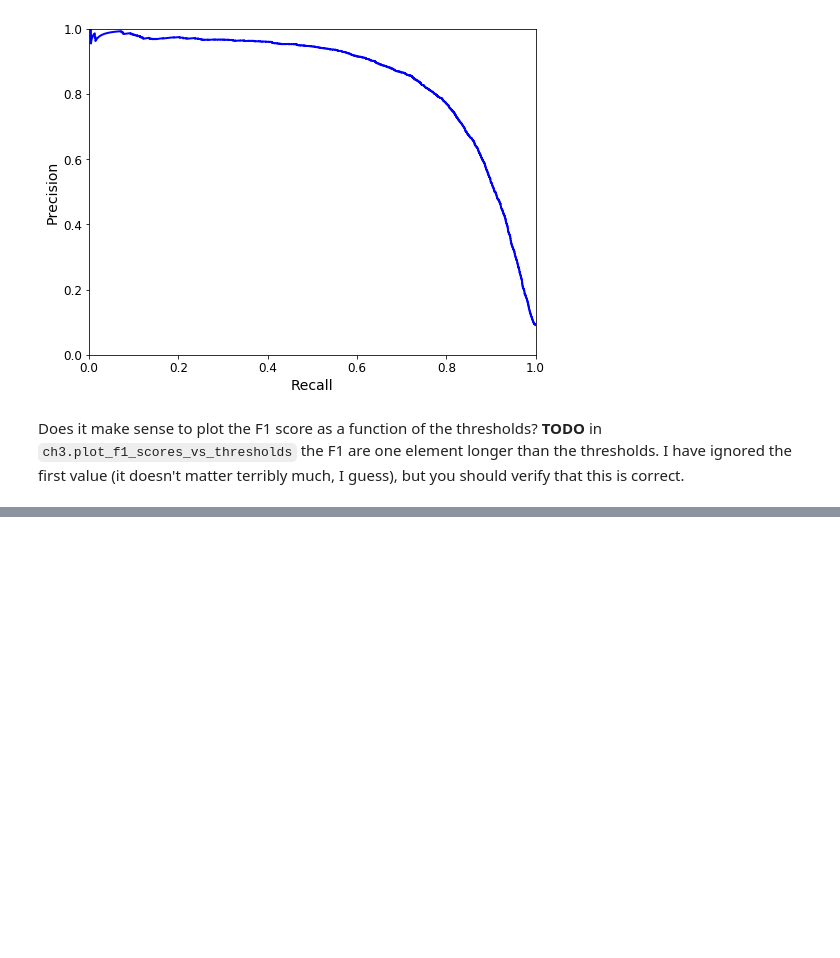
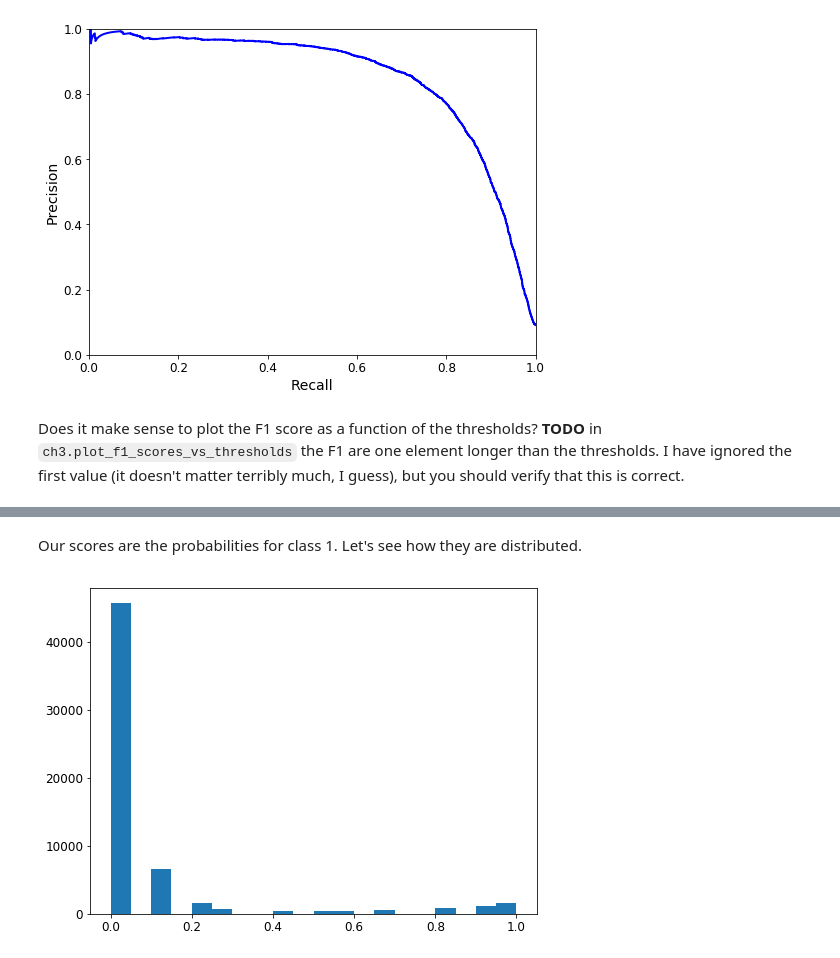
Before and after one commit to fudp/handsonml, a Jupyter notebook: chapter3.ipynb, the cells around one changed output, grey strips where cells are left out. Saved outputs shown, nothing was run; the diff lists cells and outputs as text; code cells hidden in the pictures; blank space fills up the shorter version.

```diff
--- a/chapter3.ipynb
+++ b/chapter3.ipynb
@@ -241,0 +313,3 @@ ch3.plot_f1_scores_vs_thresholds(prec, rec, thresh)
+# %%
+from sklearn.ensemble import RandomForestClassifier
+forest_clf = RandomForestClassifier(random_state=42)
@@ -241,0 +318,2 @@ ch3.plot_f1_scores_vs_thresholds(prec, rec, thresh)
+# %%
+y_probas_forest = cross_val_predict(forest_clf, X_train, y_train_5, cv=3, method='predict_proba')
@@ -241,0 +332,8 @@ ch3.plot_f1_scores_vs_thresholds(prec, rec, thresh)
+# %% [markdown]
+Our scores are the probabilities for class 1. Let's see how they are distributed.
+# %%
+y_scores_forest = y_probas_forest[:, 1]
+plt.figure(figsize=(8, 6))
+_ = plt.hist(y_scores_forest, bins=20)
+# %% [output]
+[figure, added]
```
Also changed, not shown: parts of 46 cells of this notebook, 5 other files.
